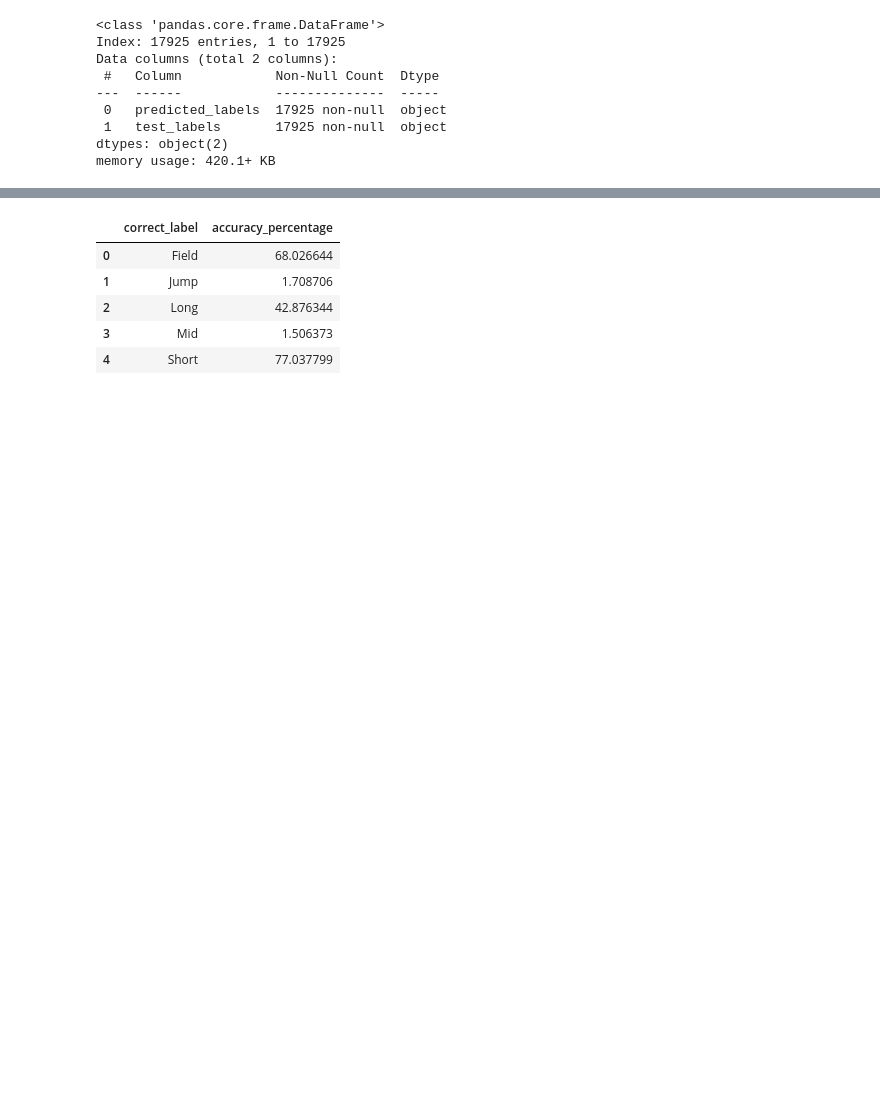
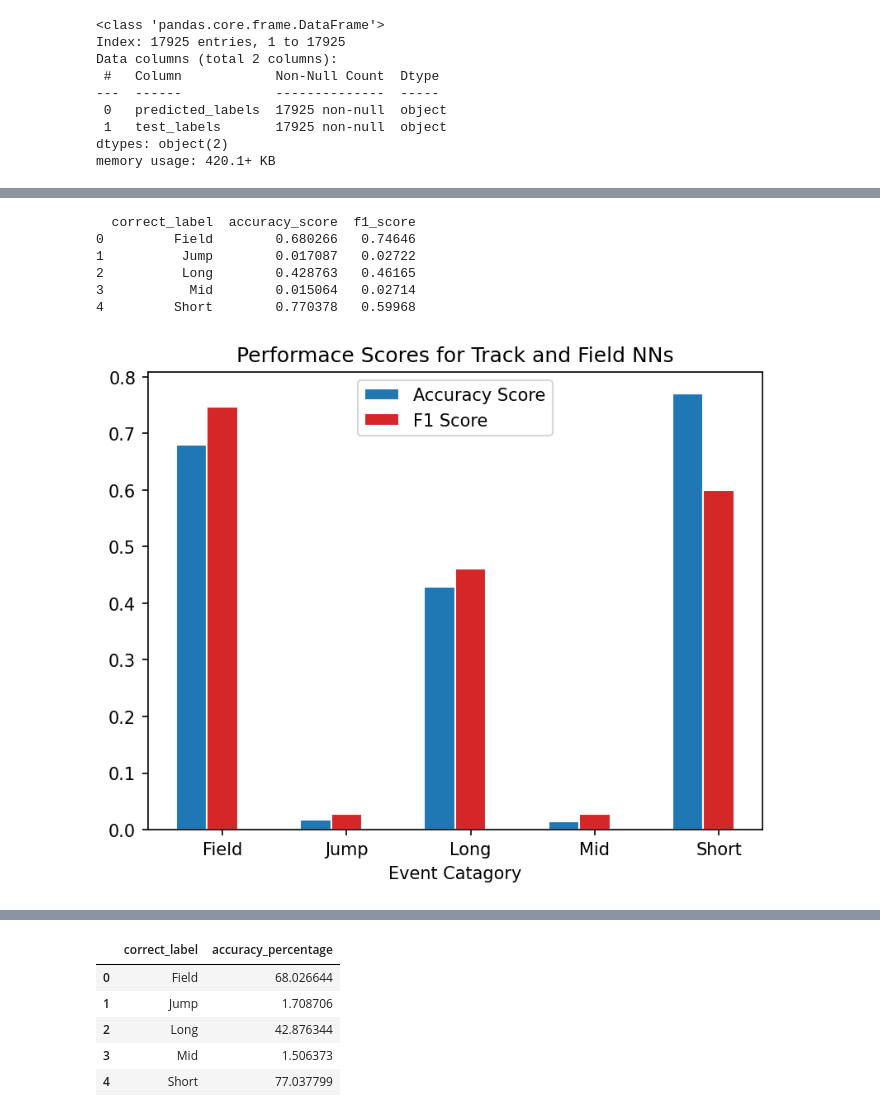
Before and after one commit to avaduggan/ML4420_project, a Jupyter notebook: R_nn_vis_results.ipynb, the cells around one changed output, grey strips where cells are left out. Drawn from its saved outputs; the diff is of its cells as text; code cells hidden in the pictures; blank space fills up the shorter version.

```diff
--- a/R_nn_vis_results.ipynb
+++ b/R_nn_vis_results.ipynb
@@ -38,0 +136,45 @@ accuracy
+# %%
+labels_athletics = np.unique(df_athletics_predictions["test_labels"])
+
+f_score_athletics = f1_score(df_athletics_predictions["test_labels"],df_athletics_predictions["predicted_labels"], average=None)
+athletics_f1 = pd.DataFrame({"correct_label":labels_athletics, "f1_score":f_score_athletics})
+
+total_counts = df_athletics_predictions.groupby('test_labels').size()
+correct_counts = df_athletics_predictions[df_athletics_predictions['test_labels'] == df_athletics_predictions['predicted_labels']].groupby("test_labels").size()
+
+# Compute the percentage of correct predictions
+accuracy = (correct_counts / total_counts).fillna(0).reset_index()
+accuracy.columns = ['correct_label', 'accuracy_score']
+
+df_scores =  pd.merge(accuracy, athletics_f1, on='correct_label', how='inner')
+
+print(df_scores)
+
+barWidth = 0.25
+bar_accuray = df_scores["accuracy_score"]
+bar_f1 = df_scores["f1_score"]
+
+r1 = np.arange(len(bar_accuray))
+r2 = r1 + barWidth
+
+fig, ax = plt.subplots(dpi=150)
+ax.bar(r1, bar_accuray, color='tab:blue', width=barWidth, edgecolor='white', label='Accuracy Score')
+ax.bar(r2, bar_f1, color='tab:red', width=barWidth, edgecolor='white', label='F1 Score')
+
+ax.set_title("Performace Scores for Track and Field NNs")
+
+ax.set_xlabel('Event Catagory')
+ax.set_xticks(r1 + barWidth)
+ax.set_xticklabels(df_scores["correct_label"])
+
+# Legend and show
+ax.legend()
+plt.show()
+# %% [output]
+  correct_label  accuracy_score  f1_score
+0         Field        0.680266   0.74646
+1          Jump        0.017087   0.02722
+2          Long        0.428763   0.46165
+3           Mid        0.015064   0.02714
+4         Short        0.770378   0.59968
+[figure, added]
```
Also changed, not shown: parts of 18 cells of this notebook.
